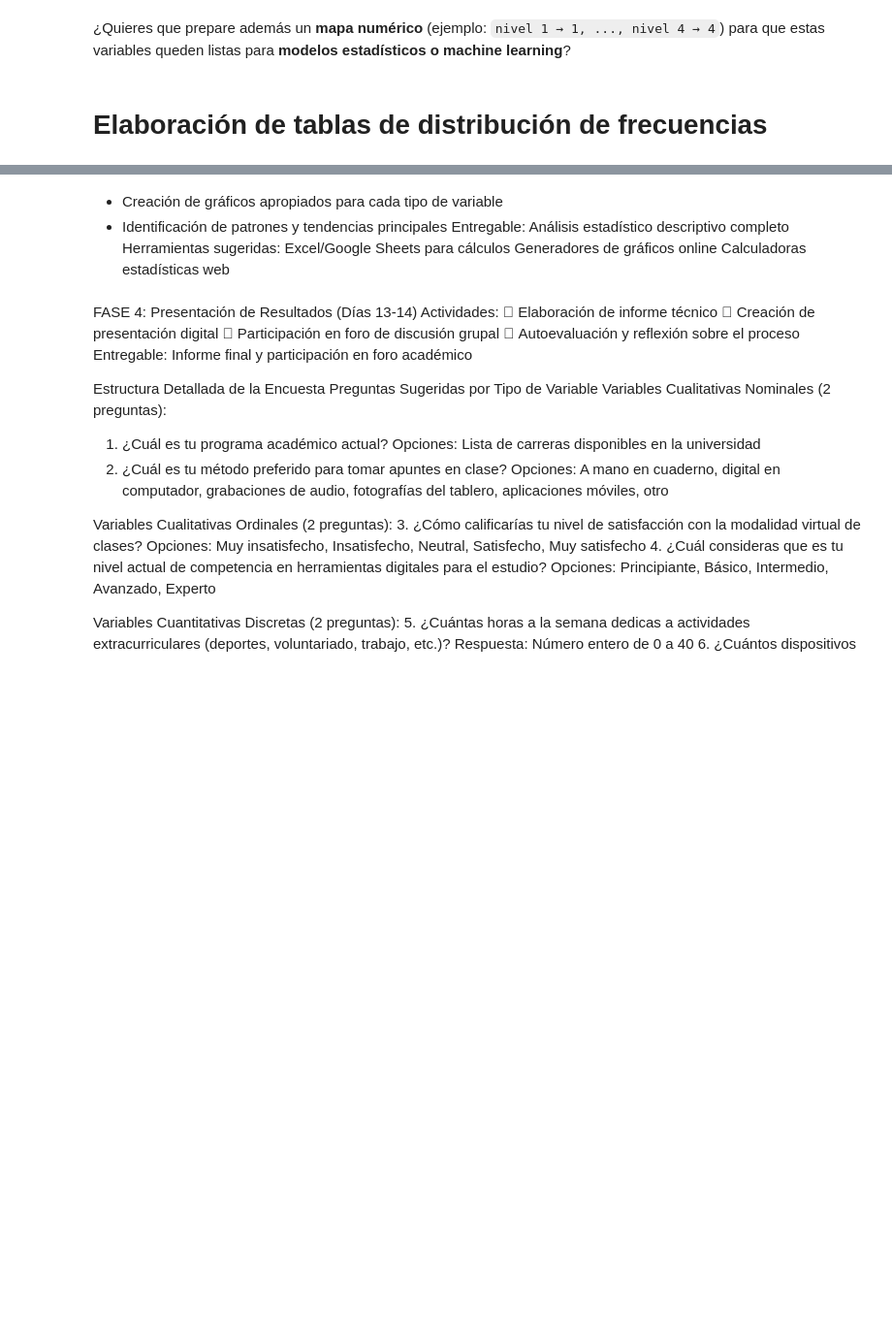
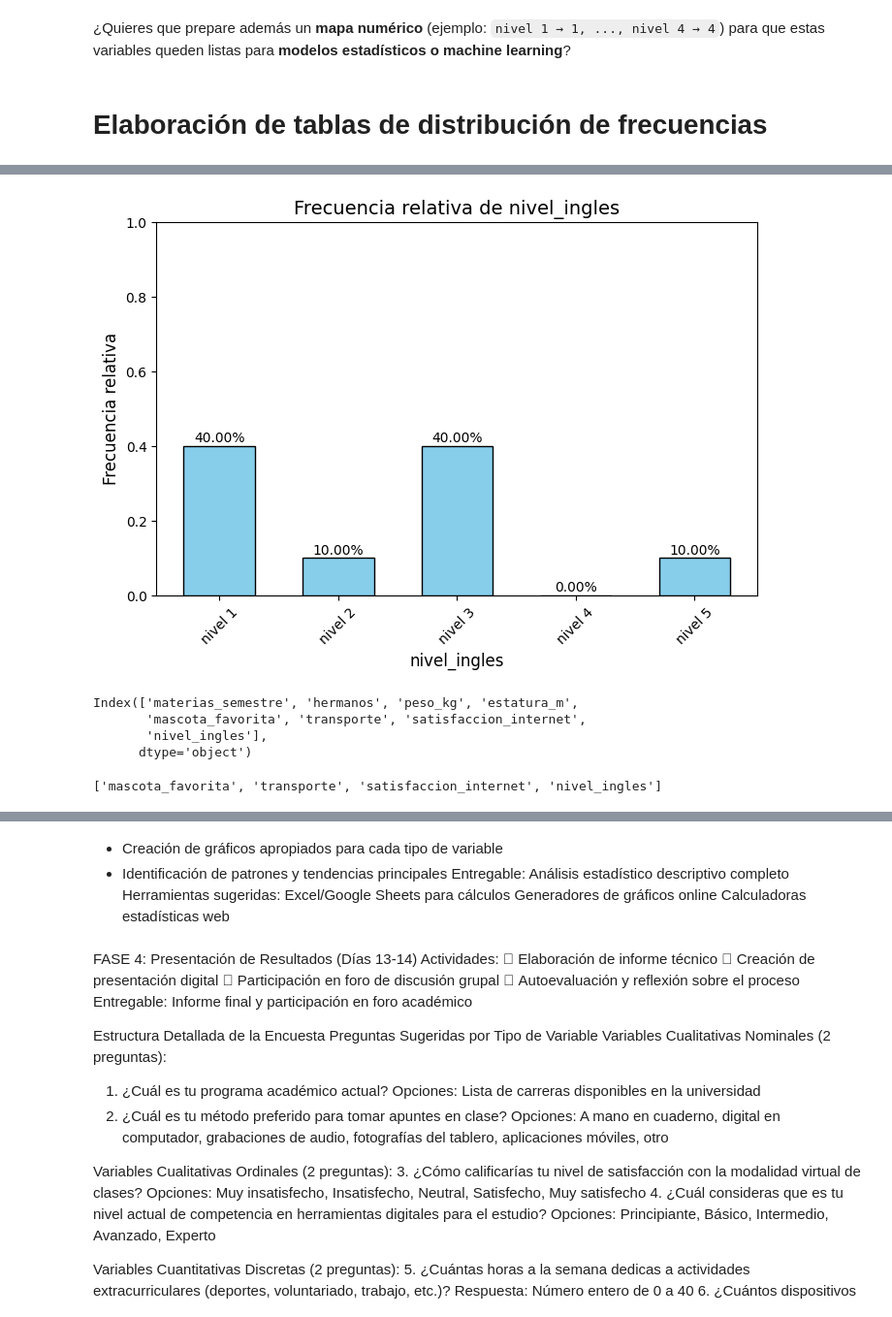
Before and after one commit to marco-canas/investigacion_en_asesoria, a Jupyter notebook: 2_secuencia_accion/2_Diseño_Proceso_IAE/Intervencion/8_r_estadistica/encuesta_1.ipynb, the cells around one changed output, grey strips where cells are left out. Shown: that part at 97% size. Saved outputs shown, nothing was run; the diff lists cells and outputs as text; code cells hidden in the pictures; blank space fills up the shorter version.

```diff
--- a/2_secuencia_accion/2_Diseño_Proceso_IAE/Intervencion/8_r_estadistica/encuesta_1.ipynb
+++ b/2_secuencia_accion/2_Diseño_Proceso_IAE/Intervencion/8_r_estadistica/encuesta_1.ipynb
@@ -370,0 +700,35 @@ for var in var_categoricas:
+# %%
+import matplotlib.pyplot as plt
+import pandas as pd
+
+def plot_relative_freq(df, var):
+    """
+    Genera un diagrama de barras de frecuencia relativa para una variable categórica.
+
+    Parámetros:
+    -----------
+    df : pandas.DataFrame
+        El DataFrame que contiene los datos.
+    var : str
+        El nombre de la variable categórica dentro del DataFrame.
+    """
+    # Calcular frecuencias relativas
+    counts_rel = df[var].value_counts(normalize=True)  # proporciones
+    counts_rel = counts_rel.sort_index()  # Ordenar por índice si es necesario
+
+    # Graficar
+    plt.figure(figsize=(8, 5))
+    plt.bar(counts_rel.index.astype(str), counts_rel.values, width=0.6, color="skyblue", edgecolor="black")
+
+    # Personalización
+    plt.title(f"Frecuencia relativa de {var}", fontsize=14)
+    plt.xlabel(var, fontsize=12)
+    plt.ylabel("Frecuencia relativa", fontsize=12)
+    plt.xticks(rotation=45)
+    plt.ylim(0, 1)  # porque es frecuencia relativa
+
+    # Mostrar porcentajes sobre las barras
+    for i, val in enumerate(counts_rel.values):
+        plt.text(i, val + 0.01, f"{val:.2%}", ha="center", fontsize=10)
+    plt.savefig(f"frecuencia_relativa_{var}.png", dpi=300, bbox_inches='tight')
+    plt.show()
@@ -370,0 +742,11 @@ for var in var_categoricas:
+# %%
+plot_relative_freq(df, 'nivel_ingles')
+# %% [output]
+[figure, added]
+# %%
+df.keys()
+# %% [output]
+Index(['materias_semestre', 'hermanos', 'peso_kg', 'estatura_m',
+       'mascota_favorita', 'transporte', 'satisfaccion_internet',
+       'nivel_ingles'],
+      dtype='object')
@@ -370,0 +800,4 @@ for var in var_categoricas:
+# %%
+var_categoricas
+# %% [output]
+['mascota_favorita', 'transporte', 'satisfaccion_internet', 'nivel_ingles']
```
Also changed, not shown: parts of 51 cells of this notebook, 23 other files.
